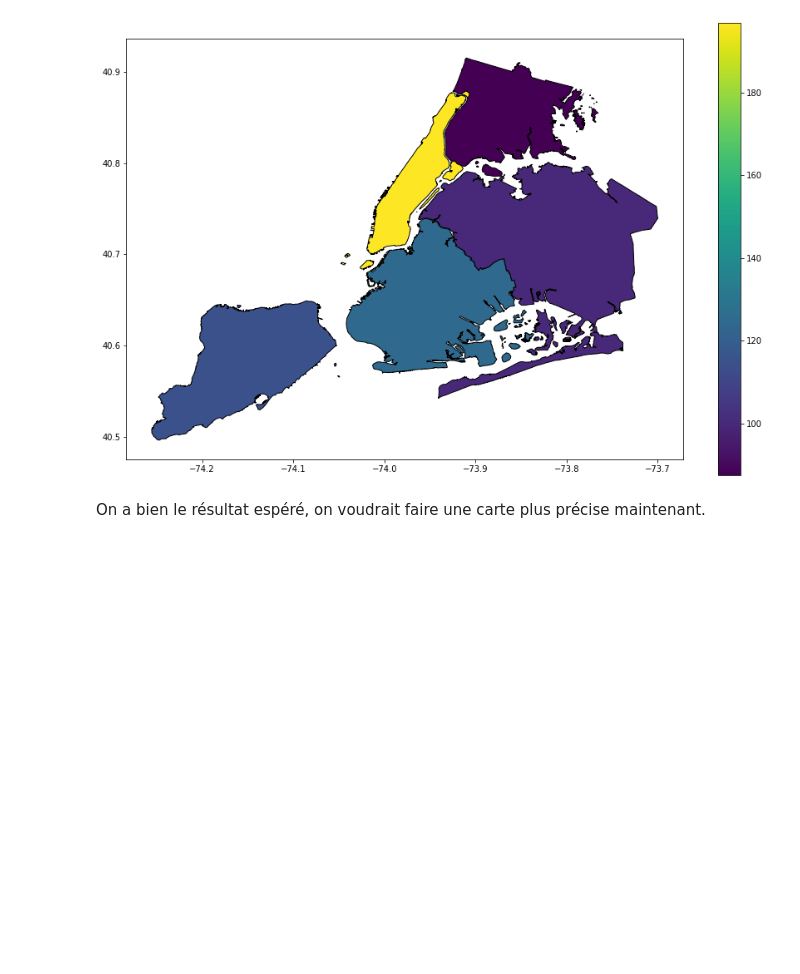
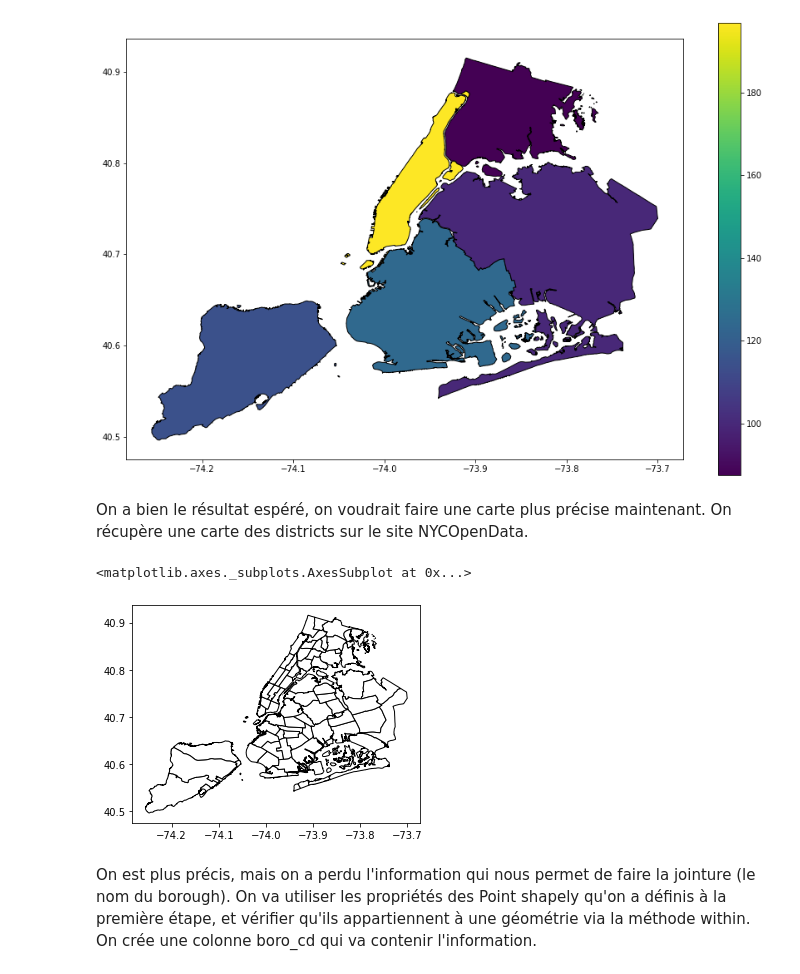
Before and after one commit to hfred1982/data_science_notebooks, a Jupyter notebook: using_geopandas/airbnb.ipynb, the cells around one changed output. Cells and saved outputs as stored; diff of their text form; code cells hidden in the pictures; blank space fills up the shorter version.

Commit message:
Ajout des districts

```diff
--- a/using_geopandas/airbnb.ipynb
+++ b/using_geopandas/airbnb.ipynb
@@ -114,4 +114,12 @@ borough_limits_reindexed.plot(ax = ax, edgecolor='black', column = 'prix_moyen',
 <matplotlib.axes._subplots.AxesSubplot at 0x...>
 [figure]
 # %% [markdown]
-On a bien le résultat espéré, on voudrait faire une carte plus précise maintenant.
+On a bien le résultat espéré, on voudrait faire une carte plus précise maintenant. On récupère une carte des districts sur le site NYCOpenData.
+# %%
+districts_limits = gpd.read_file('geo_export_a8dcdb62-9cad-476a-9212-924efb01373f.shp')
+districts_limits.plot(color='white' , edgecolor='black')
+# %% [output]
+<matplotlib.axes._subplots.AxesSubplot at 0x...>
+[figure, added]
+# %% [markdown]
+On est plus précis, mais on a perdu l'information qui nous permet de faire la jointure (le nom du borough). On va utiliser les propriétés des Point shapely qu'on a définis à la première étape, et vérifier qu'ils appartiennent à une géométrie via la méthode within. On crée une colonne boro_cd qui va contenir l'information.
```
Also changed, not shown: parts of 4 cells of this notebook.
